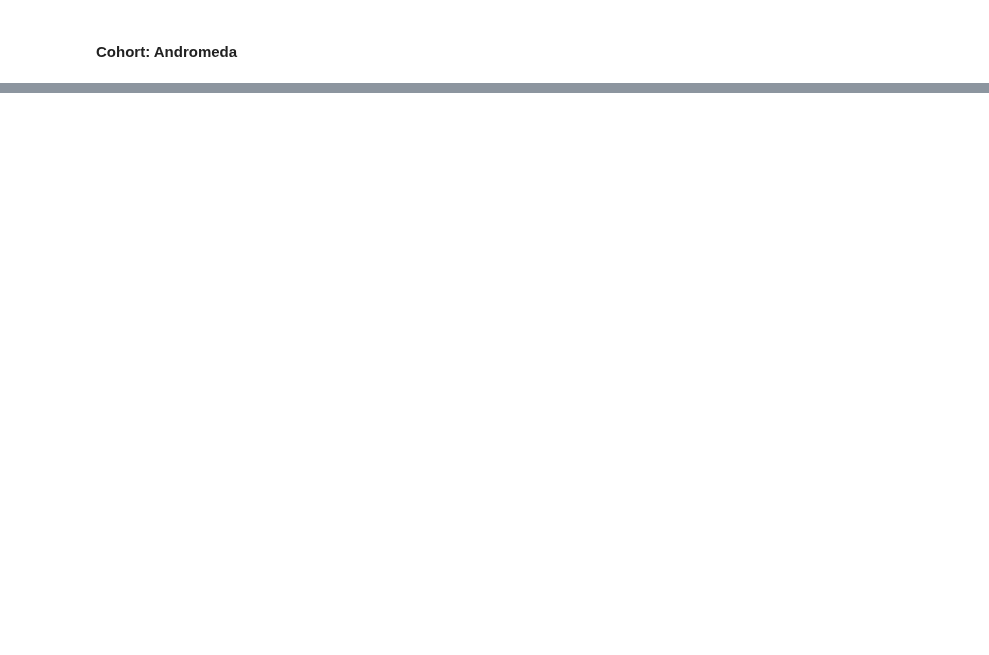
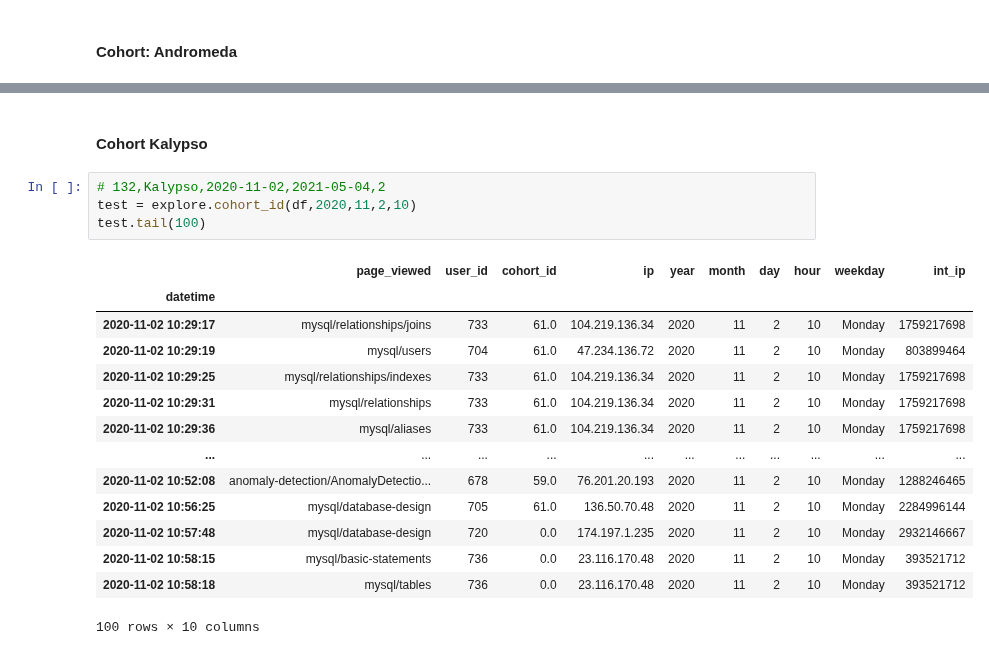
Before and after one commit to CSolitaire/anomaly-detection-exercises, a Jupyter notebook: anomaly_detection_mini_project.ipynb, the cells around one changed output, grey strips where cells are left out. Saved outputs shown, nothing was run; the diff lists cells and outputs as text; blank space fills up the shorter version.

```diff
--- a/anomaly_detection_mini_project.ipynb
+++ b/anomaly_detection_mini_project.ipynb
@@ -483,0 +758,21 @@ andromeda = df[df.cohort_id == 31]
+# %% [markdown]
+#### Cohort Kalypso
+# %%
+# 132,Kalypso,2020-11-02,2021-05-04,2
+test = explore.cohort_id(df,2020,11,2,10)
+test.tail(100)
+# %% [output]
+|  | page_viewed | user_id | cohort_id | ip | year | month | day | hour | weekday | int_ip |
+| datetime |  |  |  |  |  |  |  |  |  |  |
+| 2020-11-02 10:29:17 | mysql/relationships/joins | 733 | 61.0 | 104.219.136.34 | 2020 | 11 | 2 | 10 | Monday | 1759217698 |
+| 2020-11-02 10:29:19 | mysql/users | 704 | 61.0 | 47.234.136.72 | 2020 | 11 | 2 | 10 | Monday | 803899464 |
+| 2020-11-02 10:29:25 | mysql/relationships/indexes | 733 | 61.0 | 104.219.136.34 | 2020 | 11 | 2 | 10 | Monday | 1759217698 |
+| 2020-11-02 10:29:31 | mysql/relationships | 733 | 61.0 | 104.219.136.34 | 2020 | 11 | 2 | 10 | Monday | 1759217698 |
+| 2020-11-02 10:29:36 | mysql/aliases | 733 | 61.0 | 104.219.136.34 | 2020 | 11 | 2 | 10 | Monday | 1759217698 |
+| ... | ... | ... | ... | ... | ... | ... | ... | ... | ... | ... |
+| 2020-11-02 10:52:08 | anomaly-detection/AnomalyDetectio... | 678 | 59.0 | 76.201.20.193 | 2020 | 11 | 2 | 10 | Monday | 1288246465 |
+| 2020-11-02 10:56:25 | mysql/database-design | 705 | 61.0 | 136.50.70.48 | 2020 | 11 | 2 | 10 | Monday | 2284996144 |
+| 2020-11-02 10:57:48 | mysql/database-design | 720 | 0.0 | 174.197.1.235 | 2020 | 11 | 2 | 10 | Monday | 2932146667 |
+| 2020-11-02 10:58:15 | mysql/basic-statements | 736 | 0.0 | 23.116.170.48 | 2020 | 11 | 2 | 10 | Monday | 393521712 |
+| 2020-11-02 10:58:18 | mysql/tables | 736 | 0.0 | 23.116.170.48 | 2020 | 11 | 2 | 10 | Monday | 393521712 |
+100 rows × 10 columns
```
Also changed, not shown: parts of 79 cells of this notebook.
